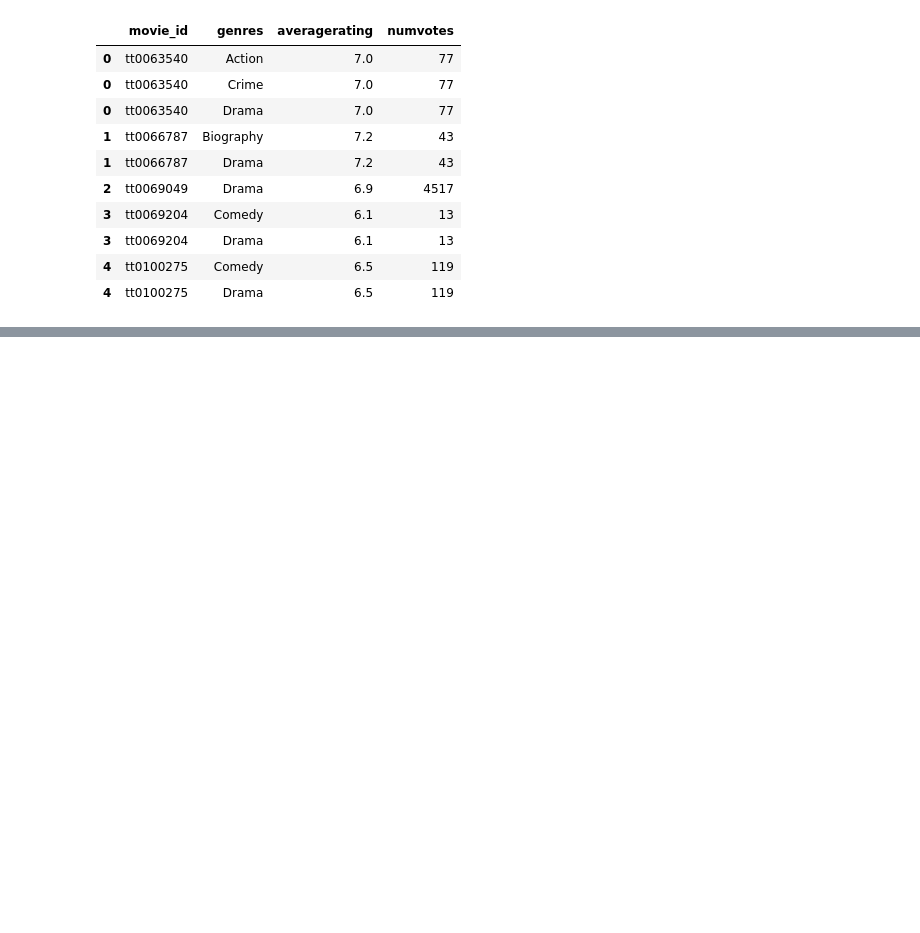
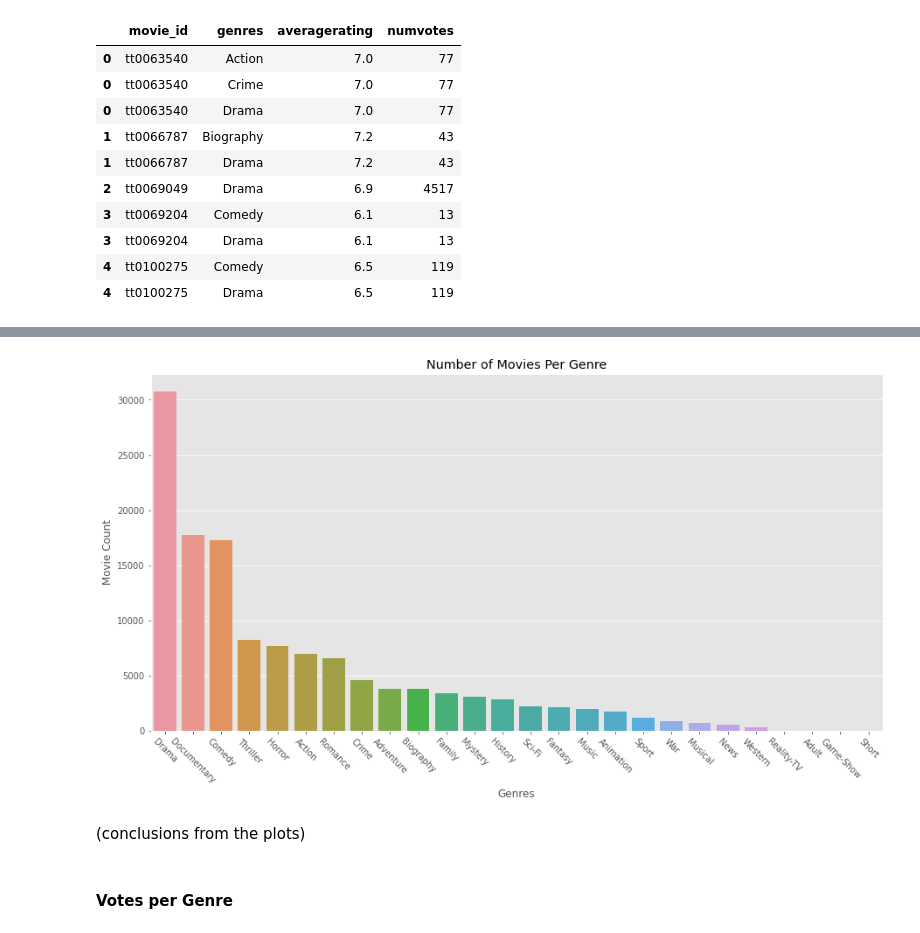
Before and after one commit to waihiga9/ExploratoryDataAnalysis_MoviesDataset, a Jupyter notebook: EDA_movies.ipynb, the cells around one changed output, grey strips where cells are left out. Cells and saved outputs as stored; diff of their text form; code cells hidden in the pictures; blank space fills up the shorter version.

```diff
--- a/EDA_movies.ipynb
+++ b/EDA_movies.ipynb
@@ -113,9 +113,11 @@ FROM movie_basics
 JOIN movie_ratings
     USING(movie_id)
 """
-rate_genre = pd.read_sql(q, conn)
-print(rate_genre.info())
-rate_genre.head()
+genre_df = pd.read_sql(q, conn)
+# Overview of the data
+print(genre_df.info())
+# Viewing the first 5 rows
+genre_df.head()
 # %% [output]
 <class 'pandas.core.frame.DataFrame'>
 RangeIndex: 73856 entries, 0 to 73855
@@ -187,8 +189,8 @@ missing_data
 # %% [markdown]
 The `genres` column has 804 missing values which make up only 1% of the dataset. **Dropping the rows** is a safe choice here since our analysis is entirely based on the genres and replacing them with the most frequent value may alter our output accuracy
 # %%
-rate_genre.dropna(inplace=True)
-identifying_missing_values(rate_genre)
+genre_df.dropna(inplace=True)
+identifying_missing_values(genre_df)
 # %% [output]
 The Data has no missing values
 # %% [markdown]
@@ -276,7 +330,7 @@ Using `rate_genre.explode()`
 # %%
-rate_genre['genres'] = rate_genre['genres'].str.split(',')
-rate_genre = rate_genre.explode('genres')
-rate_genre.head(10)
+genre_df['genres'] = genre_df['genres'].str.split(',')
+genre_df = genre_df.explode('genres')
+genre_df.head(10)
 # %% [output]
 |  | movie_id | genres | averagerating | numvotes |
 | 0 | tt0063540 | Action | 7.0 | 77 |
@@ -291,0 +385,14 @@ rate_genre.head(10)
+# %%
+# Set up plot
+fig, ax = plt.subplots(figsize=(15,7.5))
+sns.countplot(data=genre_df, x='genres', order = genre_df['genres'].value_counts().index)
+plt.xticks(rotation=-45)
+plt.xlabel('Genres')
+plt.ylabel('Movie Count')
+plt.title('Number of Movies Per Genre');
+# %% [output]
+[figure, added]
+# %% [markdown]
+(conclusions from the plots)
+# %% [markdown]
+#### Votes per Genre
```
Also changed, not shown: parts of 29 cells of this notebook.
